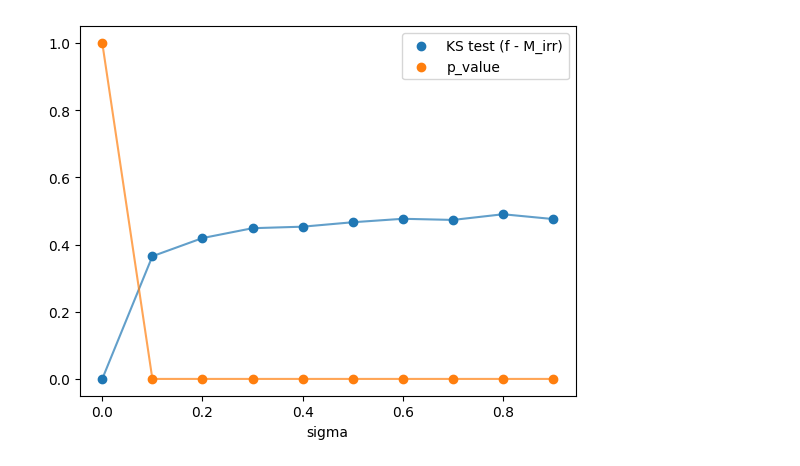
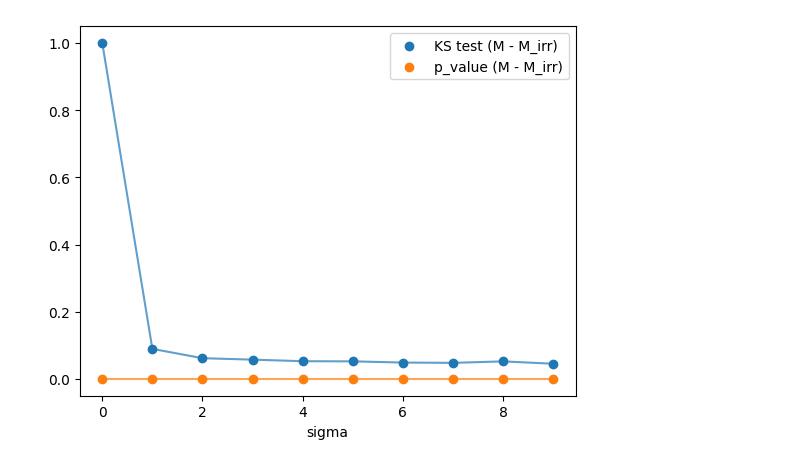
Before and after one commit to oblivion0218/ES_AstroStatistic, a Jupyter notebook: Riccardo_Bossi/lez 7/MassBH.ipynb, the cells around one changed output. Drawn from its saved outputs; the diff is of its cells as text; code cells hidden in the pictures.

```diff
--- a/Riccardo_Bossi/lez 7/MassBH.ipynb
+++ b/Riccardo_Bossi/lez 7/MassBH.ipynb
@@ -58,37 +120,33 @@ plt.show()
 # %%
-import scipy as sp
-
 statistic = []
-p_value = []
+p_value_2 = []
 x = []
 
 for i in range(10) :
 
-    sigma =  i/10
-
+    sigma =  i
     chi = np.random.uniform(0,1,N)
     M = np.random.normal(mu, sigma, N)
+    M_irr = M * np.sqrt( 1+ np.sqrt(1-chi**2)/2)
 
-    M_irr = M * np.sqrt( 1+ np.sqrt(1-chi**2)/2)
-    f = M_irr/M
-
-    statistic_i , p_value_i = sp.stats.kstest(f , M_irr)
+    statistic_i , p_value_i = sp.stats.ks_2samp(M , M_irr)
 
     statistic.append(statistic_i)
-    p_value.append(p_value_i)
+    p_value_2.append(p_value_i)
 
     x.append(sigma)
 
 
-plt.scatter(x,statistic, label = "KS test (f - M_irr)")
+plt.scatter(x,statistic, label = "KS test (M - M_irr)")
 plt.plot(x, statistic, linestyle="-", alpha=0.7)
 
-plt.scatter(x, p_value, label = "p_value")
-plt.plot(x, p_value, linestyle="-", alpha=0.7)
+plt.scatter(x, p_value_2, label = "p_value (M - M_irr)")
+plt.plot(x, p_value_2, linestyle="-", alpha=0.7)
 
 plt.xlabel("sigma")
 
 plt.legend()
+print(p_value_2)
 plt.show()
 # %% [output]
-[figure, old version]
+[figure, new version]
```
Also changed, not shown: parts of 8 cells of this notebook, 2 other files.
